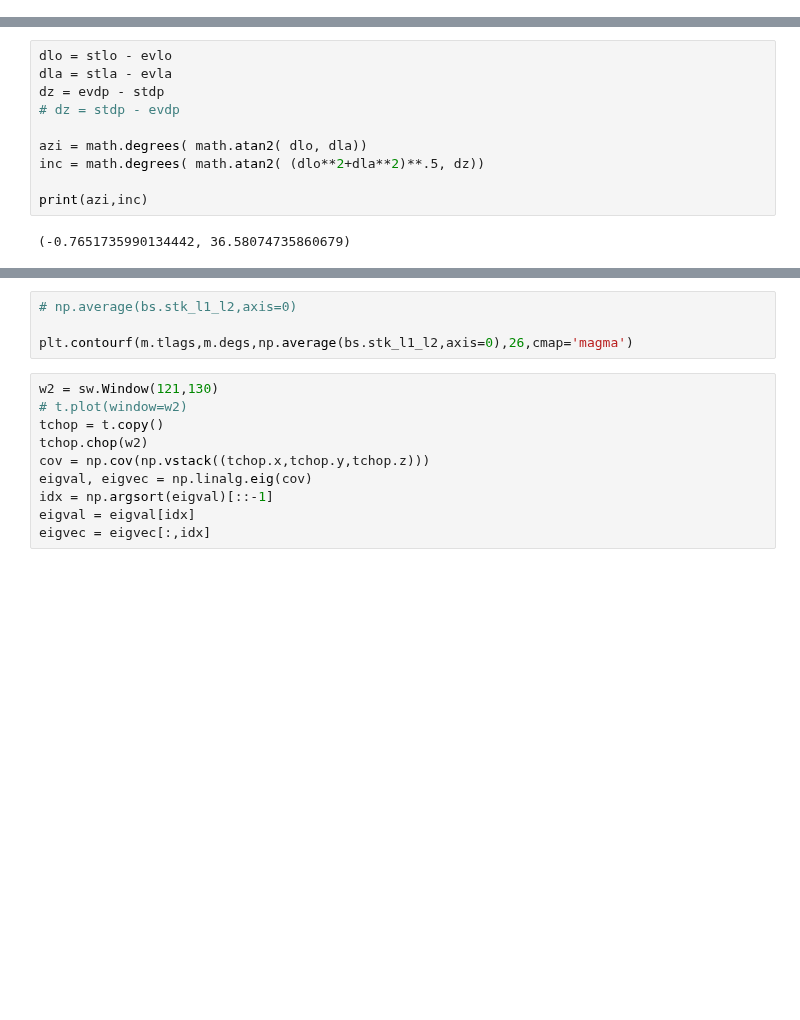
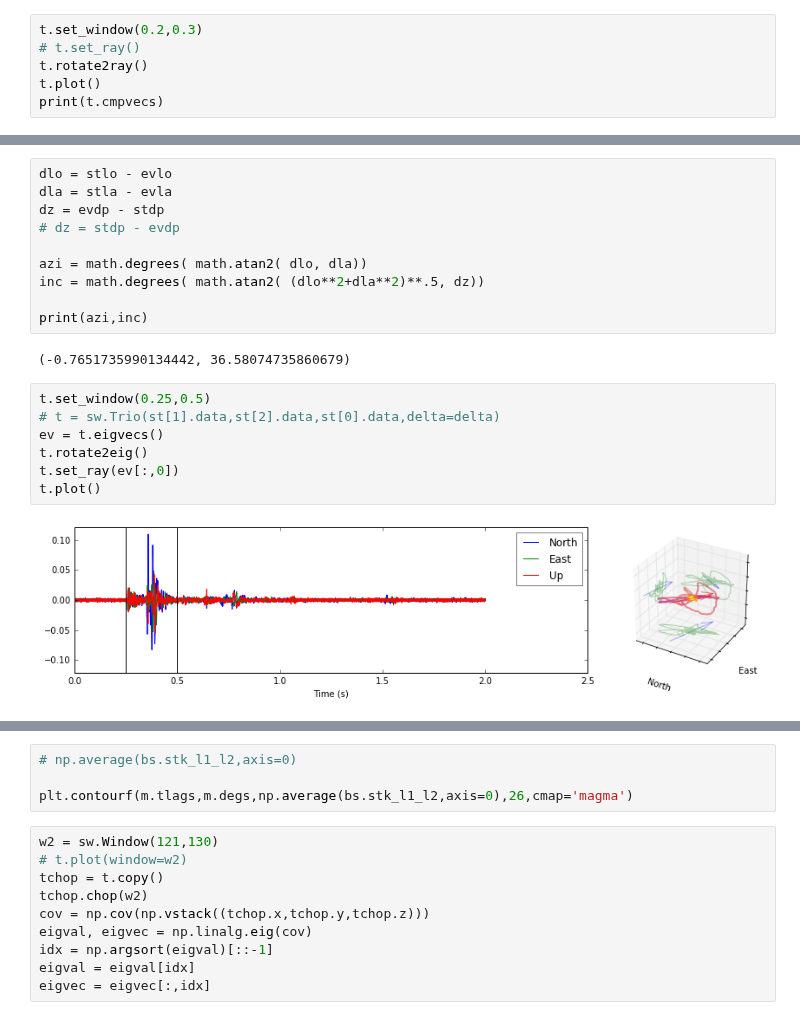
Before and after one commit to JackWalpole/splitwavepy, a Jupyter notebook: devel/Microseismic.ipynb, the cells around one changed output, grey strips where cells are left out. Saved outputs shown, nothing was run; the diff lists cells and outputs as text; blank space fills up the shorter version.

```diff
--- a/devel/Microseismic.ipynb
+++ b/devel/Microseismic.ipynb
@@ -47,3 +51,9 @@ t.plot()
+# %%
+t.set_window(0.2,0.3)
+# t.set_ray()
+t.rotate2ray()
+t.plot()
+print(t.cmpvecs)
 # %%
 # get event info
 from operator import itemgetter
@@ -61,3 +71,12 @@ inc = math.degrees( math.atan2( (dlo**2+dla**2)**.5, dz))
 print(azi,inc)
 # %% [output]
 (-0.7651735990134442, 36.58074735860679)
+# %%
+t.set_window(0.25,0.5)
+# t = sw.Trio(st[1].data,st[2].data,st[0].data,delta=delta)
+ev = t.eigvecs()
+t.rotate2eig()
+t.set_ray(ev[:,0])
+t.plot()
+# %% [output]
+[figure, added]
```
Also changed, not shown: parts of 11 cells of this notebook, 4 other files.
